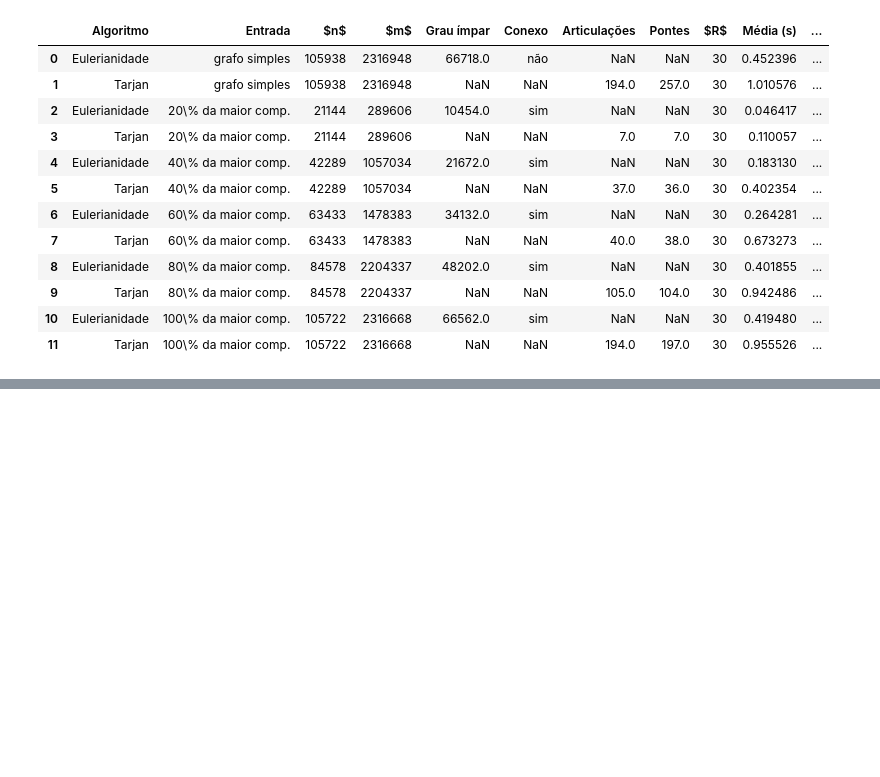
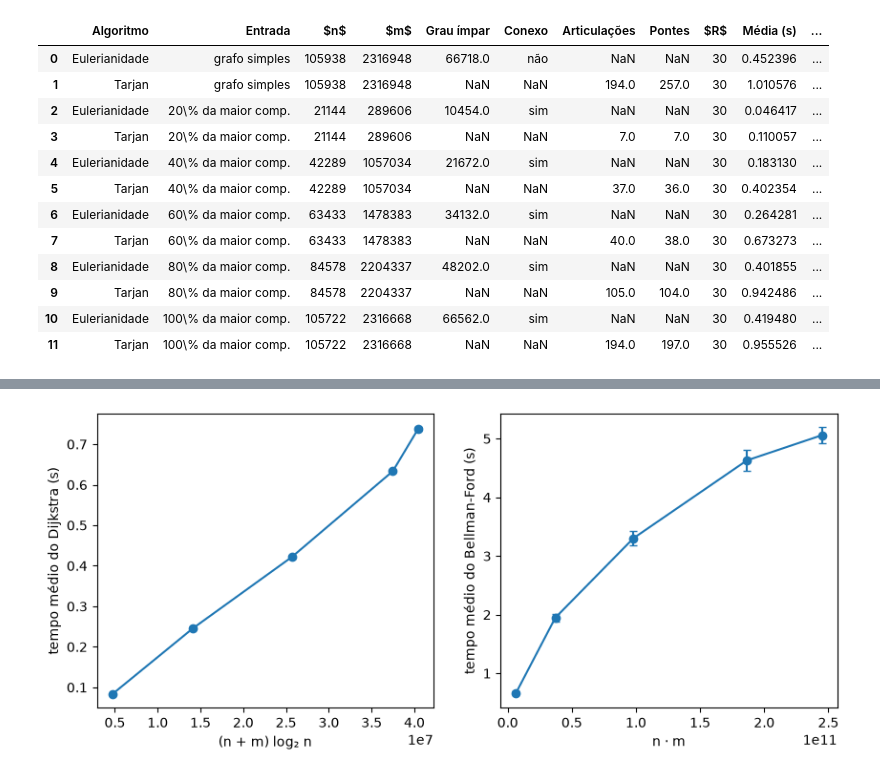
Before and after one commit to Augustocfq/snap-flickr-MATA53, a Jupyter notebook: main.ipynb, the cells around one changed output, grey strips where cells are left out. Drawn from its saved outputs; the diff is of its cells as text; code cells hidden in the pictures; blank space fills up the shorter version.

```diff
--- a/main.ipynb
+++ b/main.ipynb
@@ -794,0 +811,3 @@ times_table
+# %%
+REPETITIONS = 30
+SUBGRAPH_FRACTIONS = [0.2, 0.4, 0.6, 0.8, 1.0]
@@ -794,0 +847,9 @@ times_table
+# %%
+for k, subgraph_edges in subgraphs:
+    subgraph_adjacency = build_weighted_adjacency(k, subgraph_edges)
+    graph = nx.Graph()
+    graph.add_weighted_edges_from(subgraph_edges)
+    source = int(rng.integers(k))
+    distances = dijkstra(subgraph_adjacency, source)
+    assert distances == bellman_ford(subgraph_adjacency, source)[0], "o Dijkstra e o Bellman-Ford dão distâncias diferentes"
+    assert dict(enumerate(distances)) == nx.single_source_dijkstra_path_length(graph, source), "o Dijkstra difere do networkx"
@@ -794,0 +883,13 @@ times_table
+# %%
+times["hours_without_early_stop"] = (times["n"] - 1) * times["mean"] / times["rounds"] / 3600
+columns = {
+    "algorithm": "Algoritmo", "n": "$n$", "m": "$m$", "repetitions": "$R$", "rounds": "Rodadas",
+    "mean": "Média (s)", "deviation": "Desvio (s)", "ci_lower": "IC inf. (s)", "ci_upper": "IC sup. (s)",
+    "distribution": "Distribuição", "hours_without_early_stop": "Sem parada (h)",
+}
+estimates = ["Rodadas", "Sem parada (h)"]
+times_table = times[list(columns)].rename(columns=columns)
+times_table.style.format(thousands=".", decimal=",", precision=4).format(
+    subset=estimates, thousands=".", decimal=",", precision=1, na_rep="--"
+).hide(axis="index").to_latex(TABLES_DIR / "tempos_caminhos.tex", hrules=True)
+times_table
@@ -794,0 +908,20 @@ times_table
+# %%
+dijkstra_times = times[times["algorithm"] == "Dijkstra"]
+bellman_ford_times = times[times["algorithm"] == "Bellman-Ford"]
+figure, (dijkstra_axes, bellman_ford_axes) = plt.subplots(1, 2, figsize=(10, 4))
+dijkstra_axes.errorbar(
+    (dijkstra_times["n"] + dijkstra_times["m"]) * np.log2(dijkstra_times["n"]), dijkstra_times["mean"],
+    yerr=dijkstra_times["ci_upper"] - dijkstra_times["mean"], marker="o", capsize=3,
+)
+dijkstra_axes.set_xlabel("(n + m) log₂ n")
+dijkstra_axes.set_ylabel("tempo médio do Dijkstra (s)")
+bellman_ford_axes.errorbar(
+    bellman_ford_times["n"] * bellman_ford_times["m"], bellman_ford_times["mean"],
+    yerr=bellman_ford_times["ci_upper"] - bellman_ford_times["mean"], marker="o", capsize=3,
+)
+bellman_ford_axes.set_xlabel("n · m")
+bellman_ford_axes.set_ylabel("tempo médio do Bellman-Ford (s)")
+figure.savefig(FIGURES_DIR / "tempos_caminhos.pdf", bbox_inches="tight", metadata={"CreationDate": None})
+plt.show()
+# %% [output]
+[figure, added]
```
Also changed, not shown: parts of 12 cells of this notebook, 5 other files.
